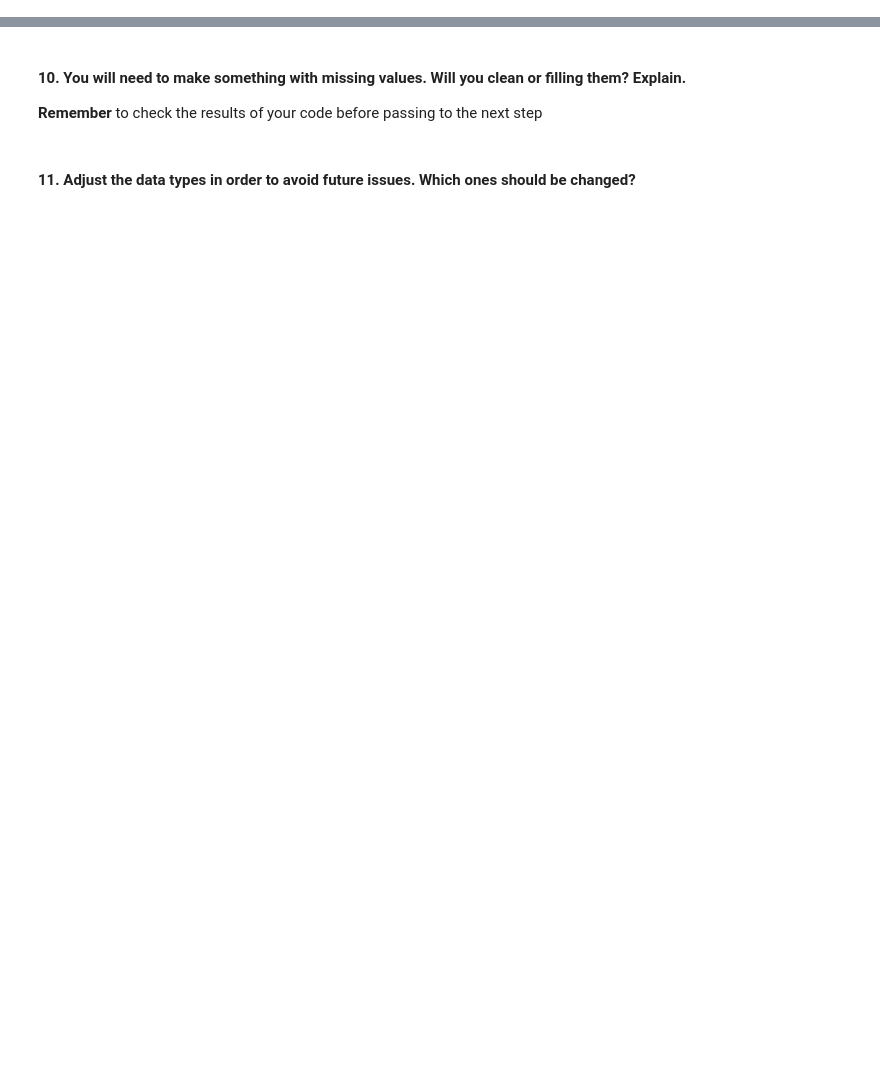
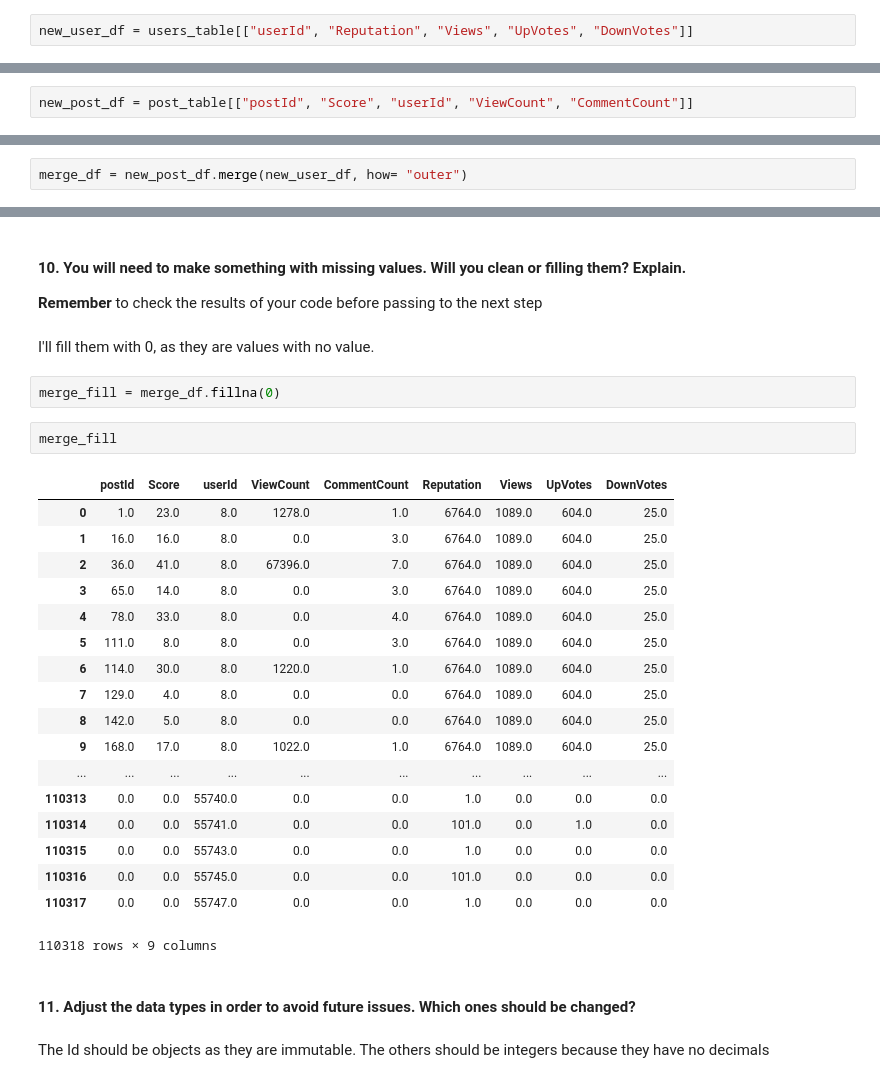
Before and after one commit to ta-data-bcn/lab-data-cleaning, a Jupyter notebook: your-code/main.ipynb, the cells around one changed output, grey strips where cells are left out. Drawn from its saved outputs; the diff is of its cells as text; blank space fills up the shorter version.

```diff
--- a/your-code/main.ipynb
+++ b/your-code/main.ipynb
@@ -16,3 +100,5 @@
 #### 8. Define new dataframes for users and posts with the following selected columns:
     **users columns**: userId, Reputation,Views,UpVotes,DownVotes
     **posts columns**: postId, Score,userID,ViewCount,CommentCount
+# %%
+new_user_df = users_table[["userId", "Reputation", "Views", "UpVotes", "DownVotes"]]
@@ -18,0 +127,2 @@
+# %%
+new_post_df = post_table[["postId", "Score", "userId", "ViewCount", "CommentCount"]]
@@ -19,3 +151,5 @@
 # %% [markdown]
 #### 8. Merge both dataframes, users and posts.
 You will need to make a [merge](https://pandas.pydata.org/pandas-docs/stable/generated/pandas.DataFrame.merge.html) of posts and users dataframes.
+# %%
+merge_df = new_post_df.merge(new_user_df, how= "outer")
@@ -24,5 +197,32 @@ You will need to make a [merge](https://pandas.pydata.org/pandas-docs/stable/gen
 # %% [markdown]
 #### 10. You will need to make something with missing values.  Will you clean or filling them? Explain.
 **Remember** to check the results of your code before passing to the next step
+# %% [markdown]
+I'll fill them with 0, as they are values with no value.
+# %%
+merge_fill = merge_df.fillna(0)
+# %%
+merge_fill
+# %% [output]
+|  | postId | Score | userId | ViewCount | CommentCount | Reputation | Views | UpVotes | DownVotes |
+| 0 | 1.0 | 23.0 | 8.0 | 1278.0 | 1.0 | 6764.0 | 1089.0 | 604.0 | 25.0 |
+| 1 | 16.0 | 16.0 | 8.0 | 0.0 | 3.0 | 6764.0 | 1089.0 | 604.0 | 25.0 |
+| 2 | 36.0 | 41.0 | 8.0 | 67396.0 | 7.0 | 6764.0 | 1089.0 | 604.0 | 25.0 |
+| 3 | 65.0 | 14.0 | 8.0 | 0.0 | 3.0 | 6764.0 | 1089.0 | 604.0 | 25.0 |
+| 4 | 78.0 | 33.0 | 8.0 | 0.0 | 4.0 | 6764.0 | 1089.0 | 604.0 | 25.0 |
+| 5 | 111.0 | 8.0 | 8.0 | 0.0 | 3.0 | 6764.0 | 1089.0 | 604.0 | 25.0 |
+| 6 | 114.0 | 30.0 | 8.0 | 1220.0 | 1.0 | 6764.0 | 1089.0 | 604.0 | 25.0 |
+| 7 | 129.0 | 4.0 | 8.0 | 0.0 | 0.0 | 6764.0 | 1089.0 | 604.0 | 25.0 |
+| 8 | 142.0 | 5.0 | 8.0 | 0.0 | 0.0 | 6764.0 | 1089.0 | 604.0 | 25.0 |
+| 9 | 168.0 | 17.0 | 8.0 | 1022.0 | 1.0 | 6764.0 | 1089.0 | 604.0 | 25.0 |
+| ... | ... | ... | ... | ... | ... | ... | ... | ... | ... |
+| 110313 | 0.0 | 0.0 | 55740.0 | 0.0 | 0.0 | 1.0 | 0.0 | 0.0 | 0.0 |
+| 110314 | 0.0 | 0.0 | 55741.0 | 0.0 | 0.0 | 101.0 | 0.0 | 1.0 | 0.0 |
+| 110315 | 0.0 | 0.0 | 55743.0 | 0.0 | 0.0 | 1.0 | 0.0 | 0.0 | 0.0 |
+| 110316 | 0.0 | 0.0 | 55745.0 | 0.0 | 0.0 | 101.0 | 0.0 | 0.0 | 0.0 |
+| 110317 | 0.0 | 0.0 | 55747.0 | 0.0 | 0.0 | 1.0 | 0.0 | 0.0 | 0.0 |
+110318 rows × 9 columns
 # %% [markdown]
 #### 11. Adjust the data types in order to avoid future issues. Which ones should be changed?
+# %% [markdown]
+The Id should be objects as they are immutable. The others should be integers because they have no decimals
```
Also changed, not shown: parts of 23 cells of this notebook.
